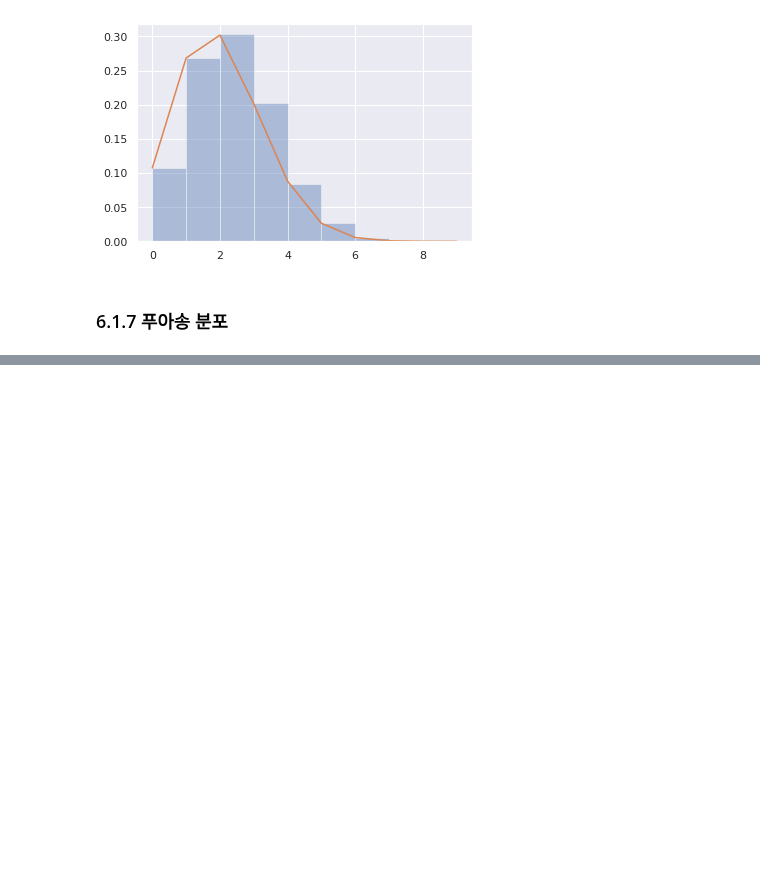
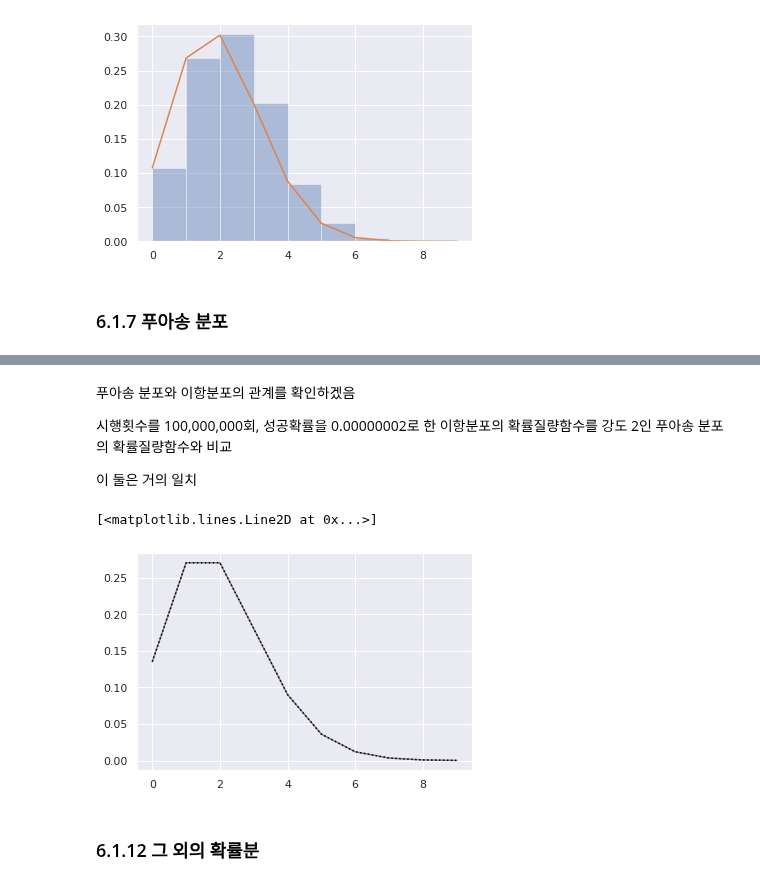
Before and after one commit to johyunkang/adp_certificate, a Jupyter notebook: stats_textbook_06.ipynb, the cells around one changed output, grey strips where cells are left out. Drawn from its saved outputs; the diff is of its cells as text; code cells hidden in the pictures; blank space fills up the shorter version.

```diff
--- a/stats_textbook_06.ipynb
+++ b/stats_textbook_06.ipynb
@@ -65,0 +123,25 @@ plt.plot(m, pmf_binomial)
+# %% [markdown]
+푸아송 분포와 이항분포의 관계를 확인하겠음
+
+시행횟수를 100,000,000회, 성공확률을 0.00000002로 한 이항분포의 확률질량함수를 강도 2인 푸아송 분포의 확률질량함수와 비교
+
+이 둘은 거의 일치
+# %%
+# N이 크고 p가 작은 이항분포
+N = 100_000_000
+p = 0.000_000_02
+m = np.arange(0, 10, 1)
+
+binomial_2 = sp.stats.binom(n=N, p=p)
+
+# 확률질량함수
+pmf_binomial_2 = binomial_2.pmf(k=m)
+
+# 확률질량의 그래프
+plt.plot(m, pmf_poisson, color='gray')
+plt.plot(m, pmf_binomial_2, color='black', linestyle='dotted')
+# %% [output]
+[<matplotlib.lines.Line2D at 0x...>]
+[figure, added]
+# %% [markdown]
+### 6.1.12 그 외의 확률분
```
Also changed, not shown: parts of 16 cells of this notebook.
